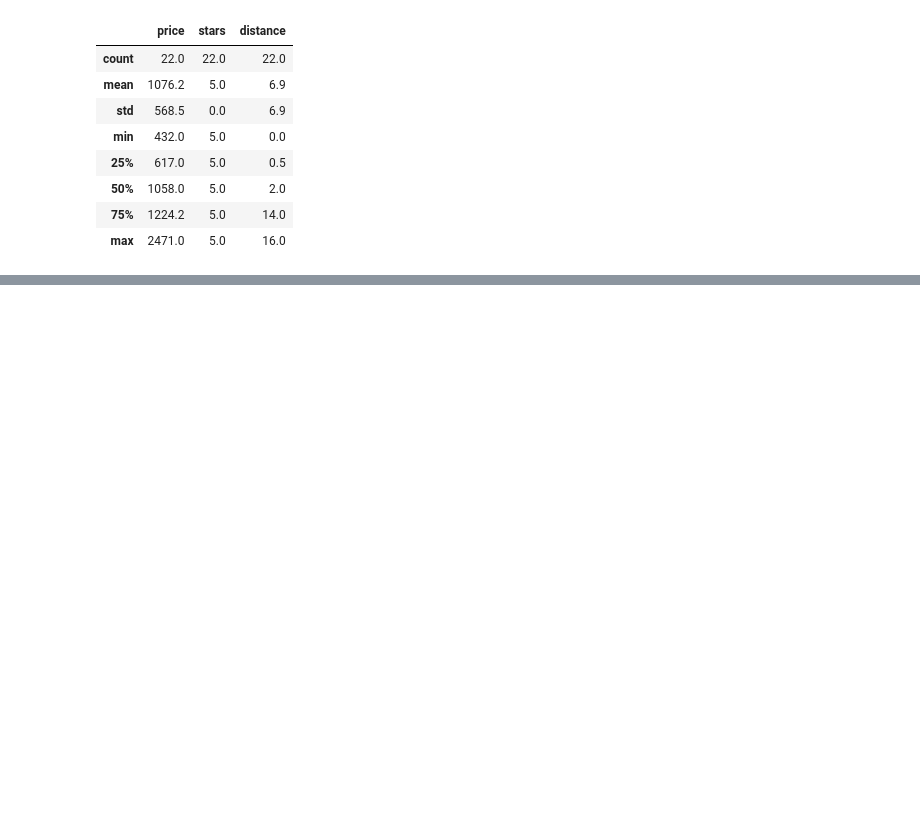
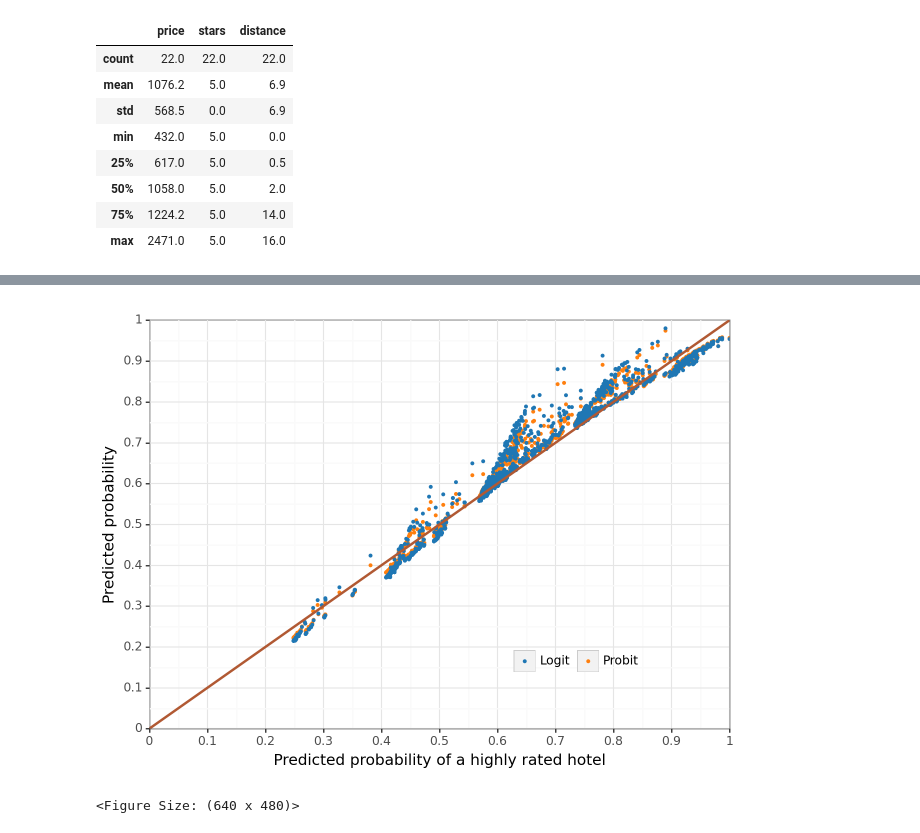
Before and after one commit to 00Dabide/DA2-Assignment-2, a Jupyter notebook: Assignment_Clean.ipynb, the cells around one changed output, grey strips where cells are left out. Drawn from its saved outputs; the diff is of its cells as text; code cells hidden in the pictures; blank space fills up the shorter version.

```diff
--- a/Assignment_Clean.ipynb
+++ b/Assignment_Clean.ipynb
@@ -271,0 +301,3 @@ merged_hotel_data_moscow.loc[
+# %%
+merged_hotel_data_moscow["pred_logit"] = logit.predict()
+merged_hotel_data_moscow["pred_logit"].describe()
@@ -271,0 +349,3 @@ merged_hotel_data_moscow.loc[
+# %%
+probit = sm.Probit(y, X)
+probit_result = probit.fit()
@@ -271,0 +372,3 @@ merged_hotel_data_moscow.loc[
+# %%
+merged_hotel_data_moscow["pred_probit"] = probit_result.predict()
+merged_hotel_data_moscow["pred_probit"].describe()
@@ -271,0 +397,33 @@ merged_hotel_data_moscow.loc[
+# %%
+df_plot = pd.melt(
+    merged_hotel_data_moscow[["pred_lpm", "pred_logit", "pred_probit"]].rename(
+        columns={"pred_logit": "Logit", "pred_probit": "Probit"}
+    ),
+    value_vars=["Logit", "Probit"],
+    id_vars=["pred_lpm"],
+).sort_values(by=["variable"], ascending=False)
+# %%
+color = ["#1f77b4", "#ff7f0e", "#b15933"]
+
+g2 = (
+    ggplot(df_plot, aes(x="pred_lpm", y="value", color="variable"))
+    + geom_point(size=0.6)
+    + geom_abline(color=color[2], intercept=0, slope=1, size=1)
+    + labs(
+        x="Predicted probability of a highly rated hotel", y="Predicted probability"
+    )
+    + scale_y_continuous(expand=[0.00, 0.0], limits=[0, 1], breaks=np.arange(0, 1.1, 0.1))
+    + scale_x_continuous(expand=[0.00, 0.0], limits=[0, 1], breaks=np.arange(0, 1.1, 0.1))
+    + scale_color_manual(values=[color[0], color[1]])
+    + theme_bw()
+    + theme(
+        legend_title=element_blank(),
+        legend_direction="horizontal",
+        legend_position=(0.75, 0.25),
+        legend_background=element_blank(),
+    )
+)
+g2
+# %% [output]
+[figure, added]
+<Figure Size: (640 x 480)>
```
Also changed, not shown: parts of 12 cells of this notebook.
